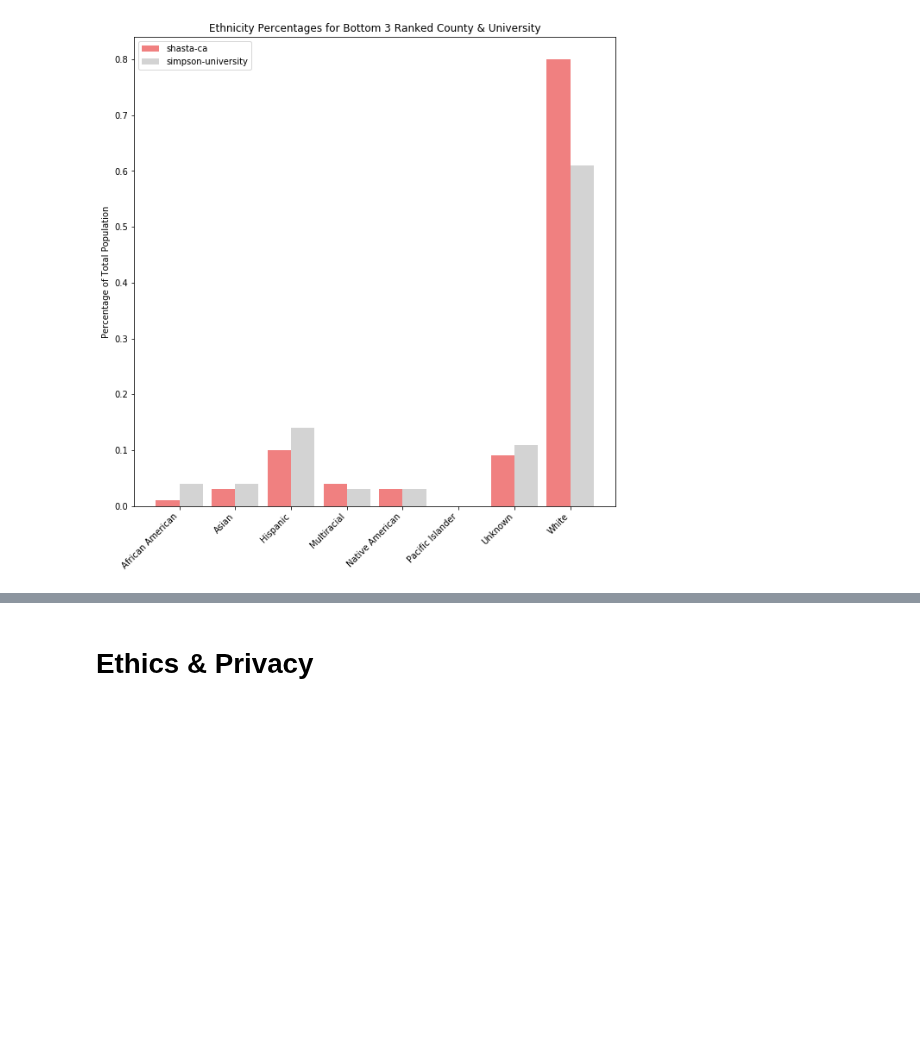
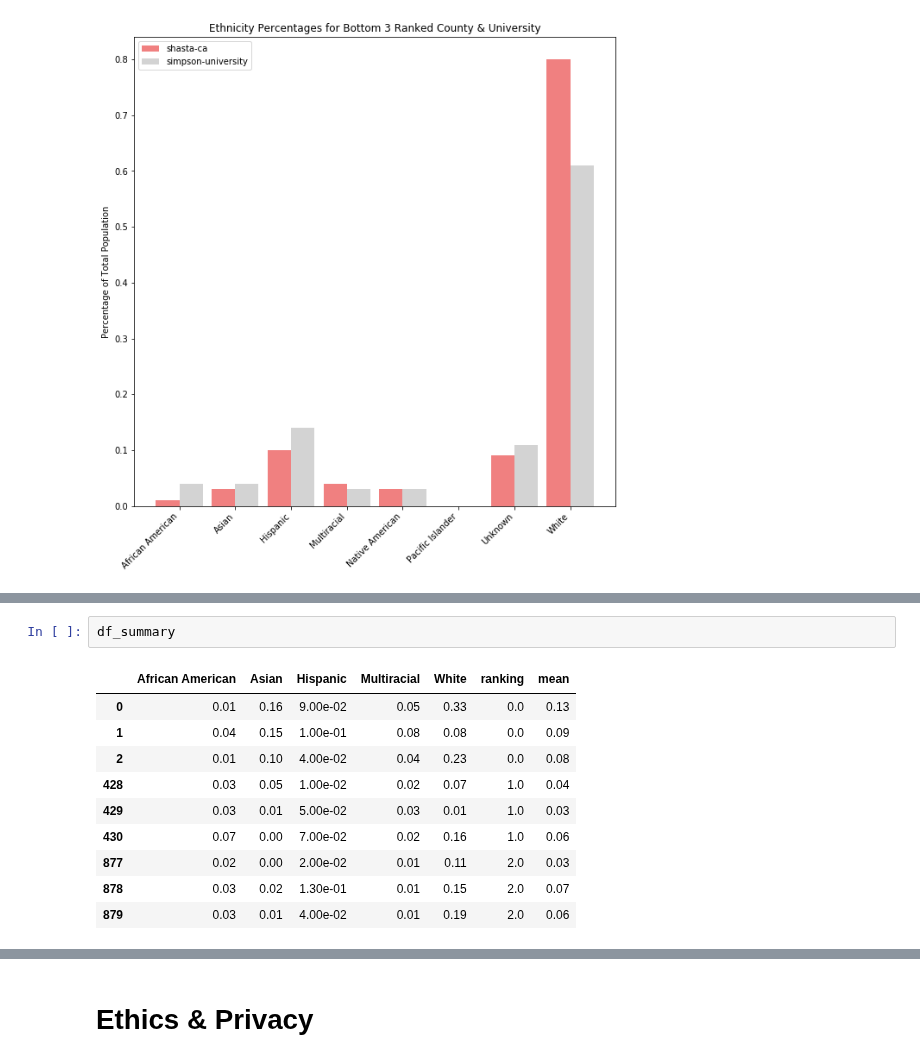
Before and after one commit to nforesti/education, a Jupyter notebook: FinalProject.ipynb, the cells around one changed output, grey strips where cells are left out. Cells and saved outputs as stored; diff of their text form; blank space fills up the shorter version.

```diff
--- a/FinalProject.ipynb
+++ b/FinalProject.ipynb
@@ -192,0 +285,13 @@ bar_plot_county_city('shasta-ca', 'simpson-university', 'Bottom', 'lightcoral',
+# %%
+df_summary
+# %% [output]
+|  | African American | Asian | Hispanic | Multiracial | White | ranking | mean |
+| 0 | 0.01 | 0.16 | 9.00e-02 | 0.05 | 0.33 | 0.0 | 0.13 |
+| 1 | 0.04 | 0.15 | 1.00e-01 | 0.08 | 0.08 | 0.0 | 0.09 |
+| 2 | 0.01 | 0.10 | 4.00e-02 | 0.04 | 0.23 | 0.0 | 0.08 |
+| 428 | 0.03 | 0.05 | 1.00e-02 | 0.02 | 0.07 | 1.0 | 0.04 |
+| 429 | 0.03 | 0.01 | 5.00e-02 | 0.03 | 0.01 | 1.0 | 0.03 |
+| 430 | 0.07 | 0.00 | 7.00e-02 | 0.02 | 0.16 | 1.0 | 0.06 |
+| 877 | 0.02 | 0.00 | 2.00e-02 | 0.01 | 0.11 | 2.0 | 0.03 |
+| 878 | 0.03 | 0.02 | 1.30e-01 | 0.01 | 0.15 | 2.0 | 0.07 |
+| 879 | 0.03 | 0.01 | 4.00e-02 | 0.01 | 0.19 | 2.0 | 0.06 |
```
Also changed, not shown: parts of 8 cells of this notebook.
